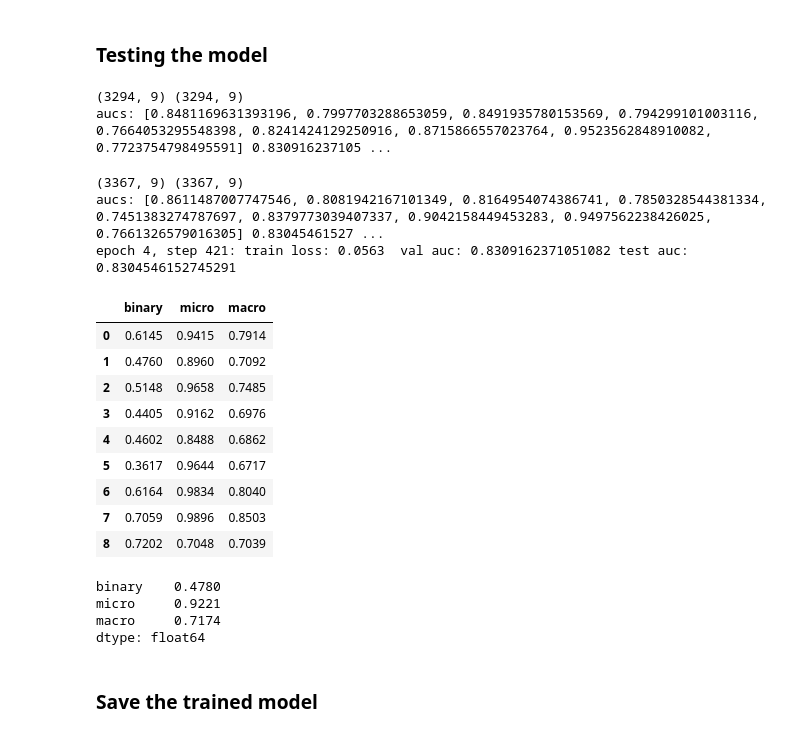
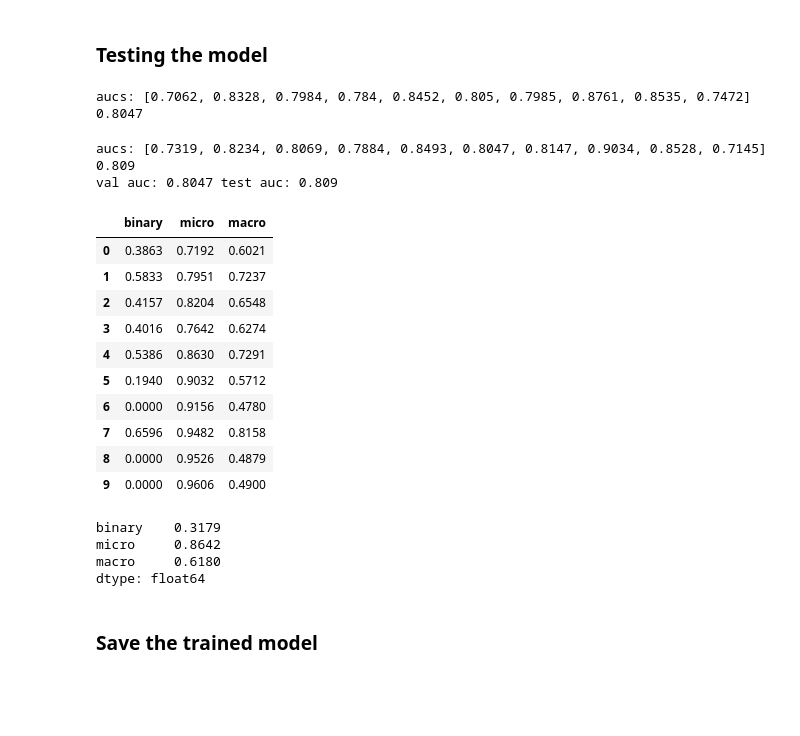
Before and after one commit to Djacon/russian-emotion-detection, a Jupyter notebook: model/emotion_detection.ipynb, the cells around one changed output. Cells and saved outputs as stored; diff of their text form; code cells hidden in the pictures; blank space fills up the shorter version.

Commit message:
Update Model | Update README.md

```diff
--- a/model/emotion_detection.ipynb
+++ b/model/emotion_detection.ipynb
@@ -102,7 +252,7 @@ model.config.id2label = {i: label for i, label in enumerate(LABELS)}
 %%time
 
 # Preparing datasets for training
-TrainDict = [{**tokenizer(train_dataset.text[i], truncation=True), 'label': binarize_labels(train_dataset.labels[i])} for i in range(train_dataset.shape[0])]
-TestDict = [{**tokenizer(test_dataset.text[i], truncation=True), 'label': binarize_labels(test_dataset.labels[i])} for i in range(test_dataset.shape[0])]
-ValDict = [{**tokenizer(val_dataset.text[i], truncation=True), 'label': binarize_labels(val_dataset.labels[i])} for i in range(val_dataset.shape[0])]
+train_dict = [{**tokenizer(X_train[i], truncation=True), 'label': y_train[i].astype(float)} for i in range(train_df.shape[0])]
+test_dict = [{**tokenizer(X_test[i], truncation=True), 'label': y_test[i].astype(float)} for i in range(df_test.shape[0])]
+val_dict = [{**tokenizer(X_val[i], truncation=True), 'label': y_val[i].astype(float)} for i in range(val_df.shape[0])]
 # %% [output]
@@ -157,17 +311,11 @@ from transformers import DataCollatorWithPadding
 from torch.utils.data import DataLoader
 
 data_collator = DataCollatorWithPadding(tokenizer)
-batch_size = 64
+batch_size = 32
 
 # Create training and test (validation) data for model training
-train_dataloader = DataLoader(
-    TrainDict,
-    batch_size=batch_size, drop_last=False, shuffle=True, num_workers=0, collate_fn=data_collator
-)
-dev_dataloader = DataLoader(
-    ValDict,
-    batch_size=batch_size, drop_last=False, shuffle=True, num_workers=0, collate_fn=data_collator
-)
+train_dataloader = DataLoader(train_dict, batch_size=batch_size, drop_last=False, shuffle=True, num_workers=0, collate_fn=data_collator)
+dev_dataloader = DataLoader(val_dict, batch_size=batch_size, drop_last=False, shuffle=False, num_workers=0, collate_fn=data_collator)
 # %%
 # Testing model accuracy
 evaluate_model(model, dev_dataloader, verbose=True)
@@ -181,12 +328,11 @@ aucs: [0.6579395957132441, 0.2854773647842456, 0.5087267472476334, 0.46012845032
 # %%
 # Initializing training parameters
 
-optimizer = torch.optim.Adam(params=model.parameters(), lr=1e-5)
+optimizer = torch.optim.AdamW(params=model.parameters(), lr=5e-5)
+scheduler = torch.optim.lr_scheduler.LambdaLR(optimizer, lr_lambda=lambda epoch: .5 ** epoch)
 
-ewm_loss = 0
-
-window = 500
-cleanup_step = 100
+# ewm_loss = 0
+# window = 500
 # %%
 %%time
 
@@ -256,23 +455,18 @@ epoch 5, step 421: train loss: 0.0563  val auc: 0.8309163240870059
 ### Testing the model
 # %%
 # Loading test data
-test_dataloader = DataLoader(
-    TestDict,
-    batch_size=batch_size, drop_last=False, shuffle=True, num_workers=0, collate_fn=data_collator
-)
+test_dataloader = DataLoader(test_dict, batch_size=batch_size, drop_last=False, shuffle=False, num_workers=0, collate_fn=data_collator)
 # %%
 # Testing the model with new test data
 model.eval()
 eval_loss = evaluate_model(model, dev_dataloader, verbose=True)
 test_loss = evaluate_model(model, test_dataloader, verbose=True)
 model.train()
-print(f'epoch {epoch}, step {i}: train loss: {ewm_loss:4.4f}  val auc: {eval_loss} test auc: {test_loss}')
+print(f'val auc: {eval_loss} test auc: {test_loss}')
 # %% [output]
-(3294, 9) (3294, 9)
-aucs: [0.8481169631393196, 0.7997703288653059, 0.8491935780153569, 0.794299101003116, 0.7664053295548398, 0.8241424129250916, 0.8715866557023764, 0.9523562848910082, 0.7723754798495591] 0.830916237105 ...
+aucs: [0.7062, 0.8328, 0.7984, 0.784, 0.8452, 0.805, 0.7985, 0.8761, 0.8535, 0.7472] 0.8047
-(3367, 9) (3367, 9)
-aucs: [0.8611487007747546, 0.8081942167101349, 0.8164954074386741, 0.7850328544381334, 0.7451383274787697, 0.8379773039407337, 0.9042158449453283, 0.9497562238426025, 0.7661326579016305] 0.83045461527 ...
-epoch 4, step 421: train loss: 0.0563  val auc: 0.8309162371051082 test auc: 0.8304546152745291
+aucs: [0.7319, 0.8234, 0.8069, 0.7884, 0.8493, 0.8047, 0.8147, 0.9034, 0.8528, 0.7145] 0.809
+val auc: 0.8047 test auc: 0.809
 # %%
 # Get the predictions for each test
 model.eval()
@@ -280,32 +474,33 @@ facts, preds = predict_with_model(model, test_dataloader)
 # %%
 from sklearn.metrics import f1_score
 
 # Calculate the f1-score for each emotions
 pd.DataFrame([
     {av: f1_score(facts[:, i], preds[:, i] > 0.5, average=av) for av in ['binary', 'micro', 'macro']}
-    for i in range(9)
+    for i in range(10)
 ]).round(4)
 # %% [output]
 |  | binary | micro | macro |
-| 0 | 0.6145 | 0.9415 | 0.7914 |
-| 1 | 0.4760 | 0.8960 | 0.7092 |
-| 2 | 0.5148 | 0.9658 | 0.7485 |
-| 3 | 0.4405 | 0.9162 | 0.6976 |
-| 4 | 0.4602 | 0.8488 | 0.6862 |
-| 5 | 0.3617 | 0.9644 | 0.6717 |
-| 6 | 0.6164 | 0.9834 | 0.8040 |
-| 7 | 0.7059 | 0.9896 | 0.8503 |
-| 8 | 0.7202 | 0.7048 | 0.7039 |
+| 0 | 0.3863 | 0.7192 | 0.6021 |
+| 1 | 0.5833 | 0.7951 | 0.7237 |
+| 2 | 0.4157 | 0.8204 | 0.6548 |
+| 3 | 0.4016 | 0.7642 | 0.6274 |
+| 4 | 0.5386 | 0.8630 | 0.7291 |
+| 5 | 0.1940 | 0.9032 | 0.5712 |
+| 6 | 0.0000 | 0.9156 | 0.4780 |
+| 7 | 0.6596 | 0.9482 | 0.8158 |
+| 8 | 0.0000 | 0.9526 | 0.4879 |
+| 9 | 0.0000 | 0.9606 | 0.4900 |
 # %%
 # Calculate the average f1-score for all emotions
 pd.DataFrame([
     {av: f1_score(facts[:, i], preds[:, i] > 0.5, average=av) for av in ['binary', 'micro', 'macro']}
-    for i in range(6)
+    for i in range(10)
 ]).mean().round(4)
 # %% [output]
-binary    0.4780
-micro     0.9221
-macro     0.7174
+binary    0.3179
+micro     0.8642
+macro     0.6180
 dtype: float64
 # %% [markdown]
 ### Save the trained model
```
Also changed, not shown: parts of 50 cells of this notebook, 14 other files.
